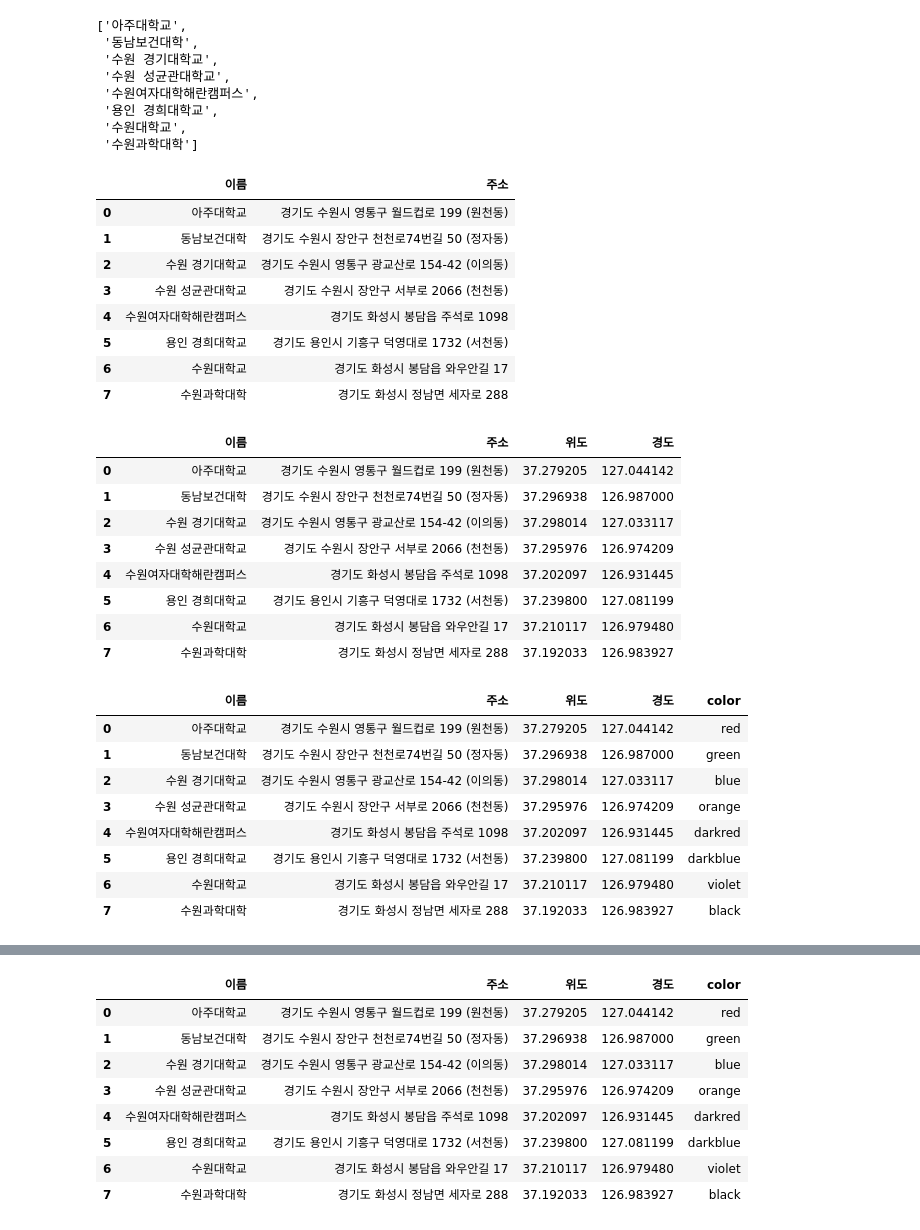
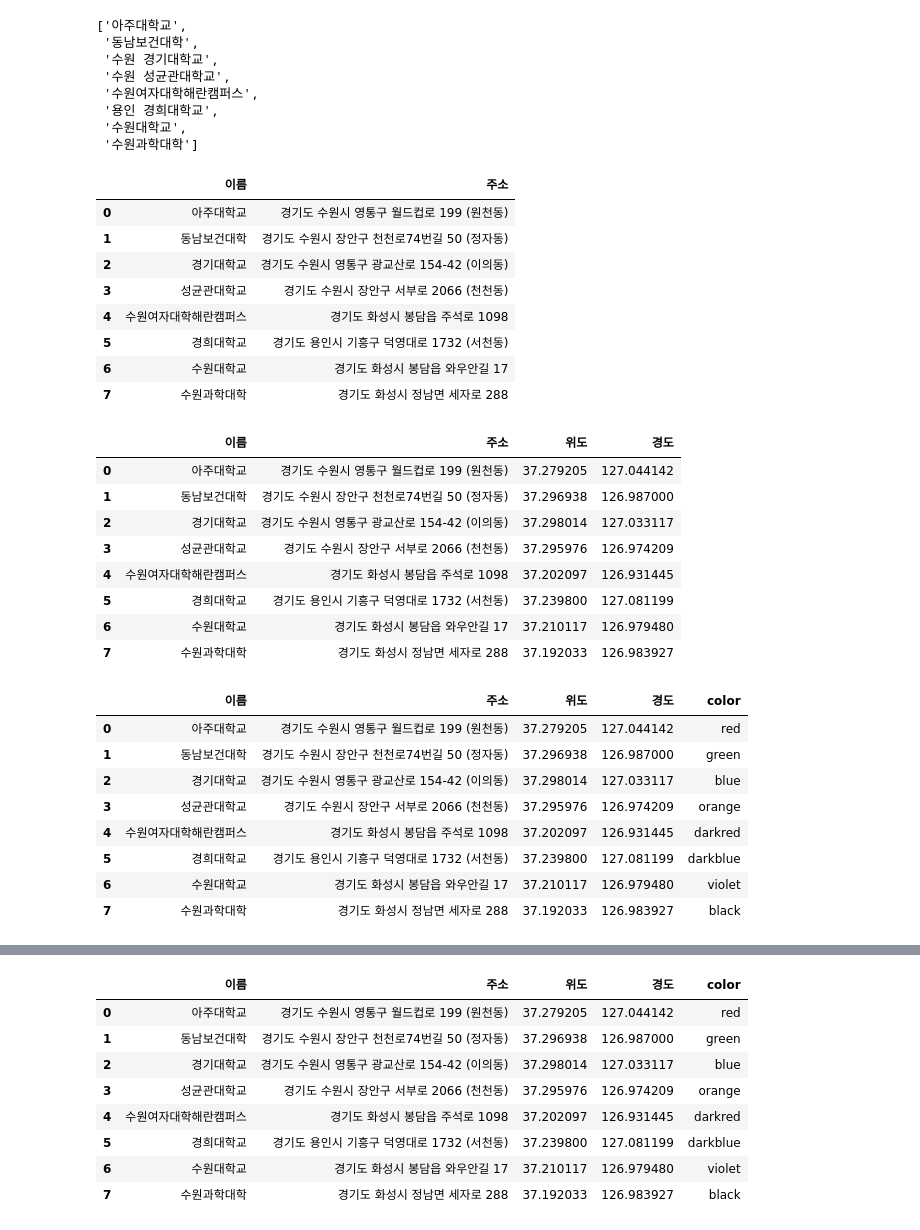
Before and after one commit to Mayhem-XD/DataAnalysis, a Jupyter notebook: 04.지도시각화/99.대학위치.ipynb, the cells around one changed output, grey strips where cells are left out. Cells and saved outputs as stored; diff of their text form; code cells hidden in the pictures.

```diff
--- a/04.지도시각화/99.대학위치.ipynb
+++ b/04.지도시각화/99.대학위치.ipynb
@@ -36,17 +36,17 @@ for uni in uni_list:
         print(result.status_code)
 # %%
 df = pd.DataFrame({
-    '이름':uni_list,'주소':road_addr_list
+    '이름':list(map(lambda x:x.split()[-1],uni_list)),'주소':road_addr_list
 })
 df
 # %% [output]
 |  | 이름 | 주소 |
 | 0 | 아주대학교 | 경기도 수원시 영통구 월드컵로 199 (원천동) |
 | 1 | 동남보건대학 | 경기도 수원시 장안구 천천로74번길 50 (정자동) |
-| 2 | 수원 경기대학교 | 경기도 수원시 영통구 광교산로 154-42 (이의동) |
-| 3 | 수원 성균관대학교 | 경기도 수원시 장안구 서부로 2066 (천천동) |
+| 2 | 경기대학교 | 경기도 수원시 영통구 광교산로 154-42 (이의동) |
+| 3 | 성균관대학교 | 경기도 수원시 장안구 서부로 2066 (천천동) |
 | 4 | 수원여자대학해란캠퍼스 | 경기도 화성시 봉담읍 주석로 1098 |
-| 5 | 용인 경희대학교 | 경기도 용인시 기흥구 덕영대로 1732 (서천동) |
+| 5 | 경희대학교 | 경기도 용인시 기흥구 덕영대로 1732 (서천동) |
 | 6 | 수원대학교 | 경기도 화성시 봉담읍 와우안길 17 |
 | 7 | 수원과학대학 | 경기도 화성시 정남면 세자로 288 |
 # %%
@@ -71,10 +71,10 @@ df
 |  | 이름 | 주소 | 위도 | 경도 |
 | 0 | 아주대학교 | 경기도 수원시 영통구 월드컵로 199 (원천동) | 37.279205 | 127.044142 |
 | 1 | 동남보건대학 | 경기도 수원시 장안구 천천로74번길 50 (정자동) | 37.296938 | 126.987000 |
-| 2 | 수원 경기대학교 | 경기도 수원시 영통구 광교산로 154-42 (이의동) | 37.298014 | 127.033117 |
-| 3 | 수원 성균관대학교 | 경기도 수원시 장안구 서부로 2066 (천천동) | 37.295976 | 126.974209 |
+| 2 | 경기대학교 | 경기도 수원시 영통구 광교산로 154-42 (이의동) | 37.298014 | 127.033117 |
+| 3 | 성균관대학교 | 경기도 수원시 장안구 서부로 2066 (천천동) | 37.295976 | 126.974209 |
 | 4 | 수원여자대학해란캠퍼스 | 경기도 화성시 봉담읍 주석로 1098 | 37.202097 | 126.931445 |
-| 5 | 용인 경희대학교 | 경기도 용인시 기흥구 덕영대로 1732 (서천동) | 37.239800 | 127.081199 |
+| 5 | 경희대학교 | 경기도 용인시 기흥구 덕영대로 1732 (서천동) | 37.239800 | 127.081199 |
 | 6 | 수원대학교 | 경기도 화성시 봉담읍 와우안길 17 | 37.210117 | 126.979480 |
 | 7 | 수원과학대학 | 경기도 화성시 정남면 세자로 288 | 37.192033 | 126.983927 |
 # %%
@@ -84,10 +84,10 @@ df
 |  | 이름 | 주소 | 위도 | 경도 | color |
 | 0 | 아주대학교 | 경기도 수원시 영통구 월드컵로 199 (원천동) | 37.279205 | 127.044142 | red |
 | 1 | 동남보건대학 | 경기도 수원시 장안구 천천로74번길 50 (정자동) | 37.296938 | 126.987000 | green |
-| 2 | 수원 경기대학교 | 경기도 수원시 영통구 광교산로 154-42 (이의동) | 37.298014 | 127.033117 | blue |
-| 3 | 수원 성균관대학교 | 경기도 수원시 장안구 서부로 2066 (천천동) | 37.295976 | 126.974209 | orange |
+| 2 | 경기대학교 | 경기도 수원시 영통구 광교산로 154-42 (이의동) | 37.298014 | 127.033117 | blue |
+| 3 | 성균관대학교 | 경기도 수원시 장안구 서부로 2066 (천천동) | 37.295976 | 126.974209 | orange |
 | 4 | 수원여자대학해란캠퍼스 | 경기도 화성시 봉담읍 주석로 1098 | 37.202097 | 126.931445 | darkred |
-| 5 | 용인 경희대학교 | 경기도 용인시 기흥구 덕영대로 1732 (서천동) | 37.239800 | 127.081199 | darkblue |
+| 5 | 경희대학교 | 경기도 용인시 기흥구 덕영대로 1732 (서천동) | 37.239800 | 127.081199 | darkblue |
 | 6 | 수원대학교 | 경기도 화성시 봉담읍 와우안길 17 | 37.210117 | 126.979480 | violet |
 | 7 | 수원과학대학 | 경기도 화성시 정남면 세자로 288 | 37.192033 | 126.983927 | black |
 # %%
@@ -111,10 +111,10 @@ pd.read_csv('data/수원소재대학교.csv')
 |  | 이름 | 주소 | 위도 | 경도 | color |
 | 0 | 아주대학교 | 경기도 수원시 영통구 월드컵로 199 (원천동) | 37.279205 | 127.044142 | red |
 | 1 | 동남보건대학 | 경기도 수원시 장안구 천천로74번길 50 (정자동) | 37.296938 | 126.987000 | green |
-| 2 | 수원 경기대학교 | 경기도 수원시 영통구 광교산로 154-42 (이의동) | 37.298014 | 127.033117 | blue |
-| 3 | 수원 성균관대학교 | 경기도 수원시 장안구 서부로 2066 (천천동) | 37.295976 | 126.974209 | orange |
+| 2 | 경기대학교 | 경기도 수원시 영통구 광교산로 154-42 (이의동) | 37.298014 | 127.033117 | blue |
+| 3 | 성균관대학교 | 경기도 수원시 장안구 서부로 2066 (천천동) | 37.295976 | 126.974209 | orange |
 | 4 | 수원여자대학해란캠퍼스 | 경기도 화성시 봉담읍 주석로 1098 | 37.202097 | 126.931445 | darkred |
-| 5 | 용인 경희대학교 | 경기도 용인시 기흥구 덕영대로 1732 (서천동) | 37.239800 | 127.081199 | darkblue |
+| 5 | 경희대학교 | 경기도 용인시 기흥구 덕영대로 1732 (서천동) | 37.239800 | 127.081199 | darkblue |
 | 6 | 수원대학교 | 경기도 화성시 봉담읍 와우안길 17 | 37.210117 | 126.979480 | violet |
 | 7 | 수원과학대학 | 경기도 화성시 정남면 세자로 288 | 37.192033 | 126.983927 | black |
 # %%
```
Also changed, not shown: 4 other files.
